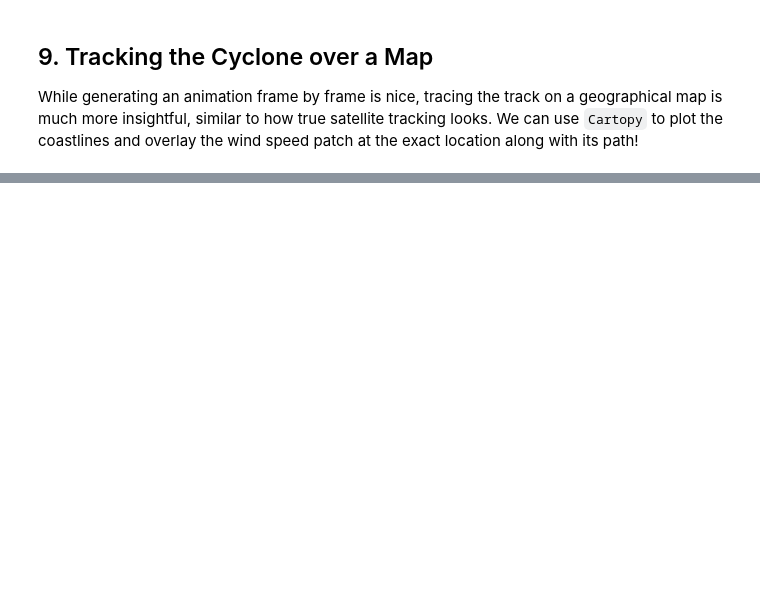
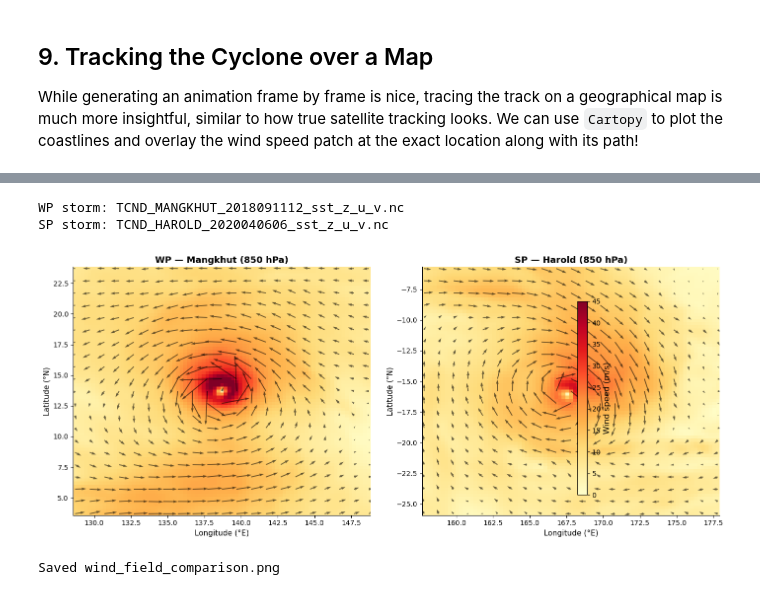
Before and after one commit to ya325icacuk/climate-change-group-project, a Jupyter notebook: Starter Notebook.ipynb, the cells around one changed output, grey strips where cells are left out. Drawn from its saved outputs; the diff is of its cells as text; code cells hidden in the pictures; blank space fills up the shorter version.

```diff
--- a/Starter Notebook.ipynb
+++ b/Starter Notebook.ipynb
@@ -578,0 +873,58 @@ Generating aesthetic geographic track animation...
+# %%
+# Selected storms (both intense, clear cyclonic structure)
+# WP: Mangkhut at peak intensity, SP: Harold at peak intensity
+wp_nc_path = TCND_ROOT / "Data3D/WP/2018/MANGKHUT/TCND_MANGKHUT_2018091112_sst_z_u_v.nc"
+sp_nc_path = TCND_ROOT / "Data3D/SP/2020/HAROLD/TCND_HAROLD_2020040606_sst_z_u_v.nc"
+
+# fallback: find actual files if exact names differ
+if not wp_nc_path.exists():
+    wp_nc_path = sorted((TCND_ROOT / "Data3D/WP/2018/MANGKHUT").glob("*.nc"))[20]
+if not sp_nc_path.exists():
+    sp_candidates = sorted((TCND_ROOT / "Data3D/SP/2020/HAROLD").glob("*.nc"))
+    sp_nc_path = sp_candidates[len(sp_candidates)//2]
+
+print(f"WP storm: {wp_nc_path.name}")
+print(f"SP storm: {sp_nc_path.name}")
+
+ds_wp = xr.open_dataset(wp_nc_path)
+ds_sp = xr.open_dataset(sp_nc_path)
+
+# 850 hPa is pressure_level index 2 (levels: 200, 500, 850, 925)
+PLI = 2
+
+fig, (ax1, ax2) = plt.subplots(1, 2, figsize=(14, 6))
+
+for ax, ds, title, color in [
+    (ax1, ds_wp, "WP — Mangkhut (850 hPa)", WP_COLOR),
+    (ax2, ds_sp, "SP — Harold (850 hPa)", SP_COLOR),
+]:
+    u = ds["u"].isel(time=0, pressure_level=PLI).values
+    v = ds["v"].isel(time=0, pressure_level=PLI).values
+    speed = np.sqrt(u**2 + v**2)
+    lon = ds["longitude"].values
+    lat = ds["latitude"].values
+
+    im = ax.pcolormesh(lon, lat, speed, cmap="YlOrRd", shading="auto", vmin=0, vmax=45)
+    # quiver — subsample for readability
+    skip = 4
+    ax.quiver(lon[::skip], lat[::skip], u[::skip, ::skip], v[::skip, ::skip],
+              scale=350, width=0.003, color="black", alpha=0.6)
+    ax.set_title(title, fontsize=13, fontweight="bold")
+    ax.set_xlabel("Longitude (°E)", fontsize=11)
+    ax.set_ylabel("Latitude (°N)", fontsize=11)
+    ax.spines["top"].set_visible(False)
+    ax.spines["right"].set_visible(False)
+
+# shared colourbar
+cbar = fig.colorbar(im, ax=[ax1, ax2], shrink=0.85, pad=0.02)
+cbar.set_label("Wind speed (m/s)", fontsize=12)
+
+plt.tight_layout()
+plt.savefig("wind_field_comparison.png", dpi=300, bbox_inches="tight")
+plt.show()
+print("Saved wind_field_comparison.png")
+# %% [output]
+WP storm: TCND_MANGKHUT_2018091112_sst_z_u_v.nc
+SP storm: TCND_HAROLD_2020040606_sst_z_u_v.nc
+[figure, added]
+Saved wind_field_comparison.png
```
Also changed, not shown: parts of 14 cells of this notebook, 4 other files.
